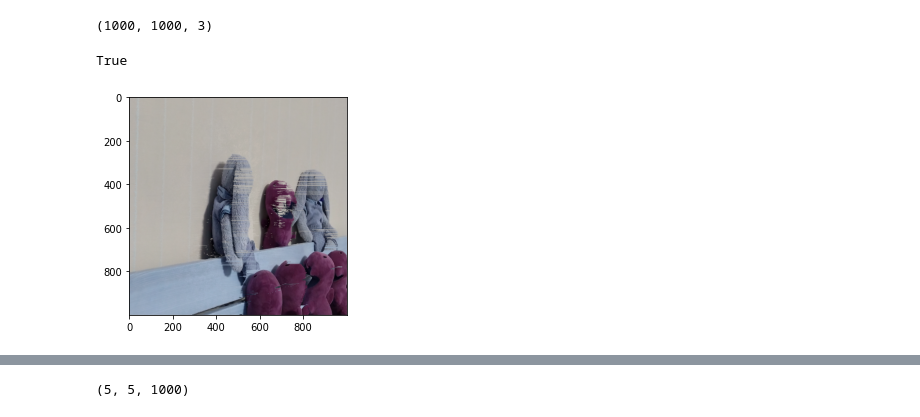
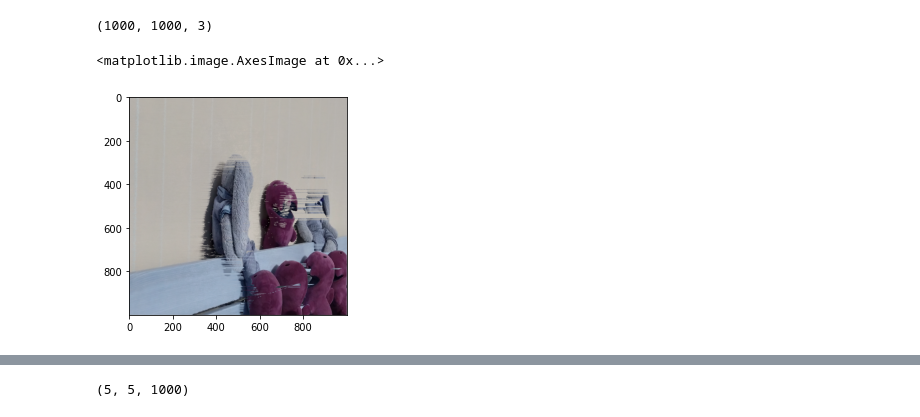
Before and after one commit to DarChuh/rokzlabs, a Jupyter notebook: lab4/lab.ipynb, the cells around one changed output, grey strips where cells are left out. Cells and saved outputs as stored; diff of their text form; code cells hidden in the pictures.

```diff
--- a/lab4/lab.ipynb
+++ b/lab4/lab.ipynb
@@ -31,42 +31,42 @@ x[0].shape
 # %%
 alpha = 255
 beta = 1
 q = np.array([alpha*(1-np.where(m>0, 1, m)) for m in masks])
 
 # g[k, k', i, j] - represents g_j,j+1(k_j, k_j+1)
 
 g = np.zeros((5,5,1000,999))
 for i in range(4):
     for j in range(i+1,5):
         x_diff = np.sum(np.abs(x[i]-x[j]), axis=2)
         g[i,j] = beta*(x_diff[:,:-1]+x_diff[:,1:])
         g[j,i] = g[i, j]
 
 
 # fn == 0, fn-1==f1
 # f1 == f999
 # f0 = min(q0+f999)
 f = np.zeros((1000, 5, 1000))
-for j in range(998):
-    f[j+1] = np.max(q[:,:, j]+f[j]+g[:,:,:,j], axis=1)
+for j in range(999):
+    f[j+1] = np.max(q[:,:, 999-j]+f[j]+g[:,:,:,998-j], axis=1)
 
 
 # will store best pic to pick from
 k_best = np.zeros((1000,1000)).astype(int)
-k_best[-1] = np.argmin(q[:,:,-1]+f[-1], axis=0)
-for i in range(998, -1, -1):
-    g_ = np.take_along_axis(g[:,:,:,i], k_best[i+1][None,None,:], axis=0)[0]
-    val = q[:,:,i]+g_+f[i]
+k_best[0] = np.argmin(q[:,:,0]+f[-1], axis=0)
+for i in range(1, 999):
+    g_ = np.take_along_axis(g[:,:,:,i-1], k_best[i-1][None,None,:], axis=0)[0]
+    val = q[:,:,i]+g_+f[998-i]
     k_best[i]=np.argmin(val, axis=0)
 
 # sum pictures
 x = np.array(x)
 res = np.take_along_axis(x, k_best.T[None, :,:, None], axis=0)[0]
 plt.imshow(res)
-cv2.imwrite('3.png', res)
+# cv2.imwrite('2.png', res)
 # %% [output]
-True
+<matplotlib.image.AxesImage at 0x...>
-[figure, old version]
+[figure, new version]
 # %%
 def func():
     """
```
